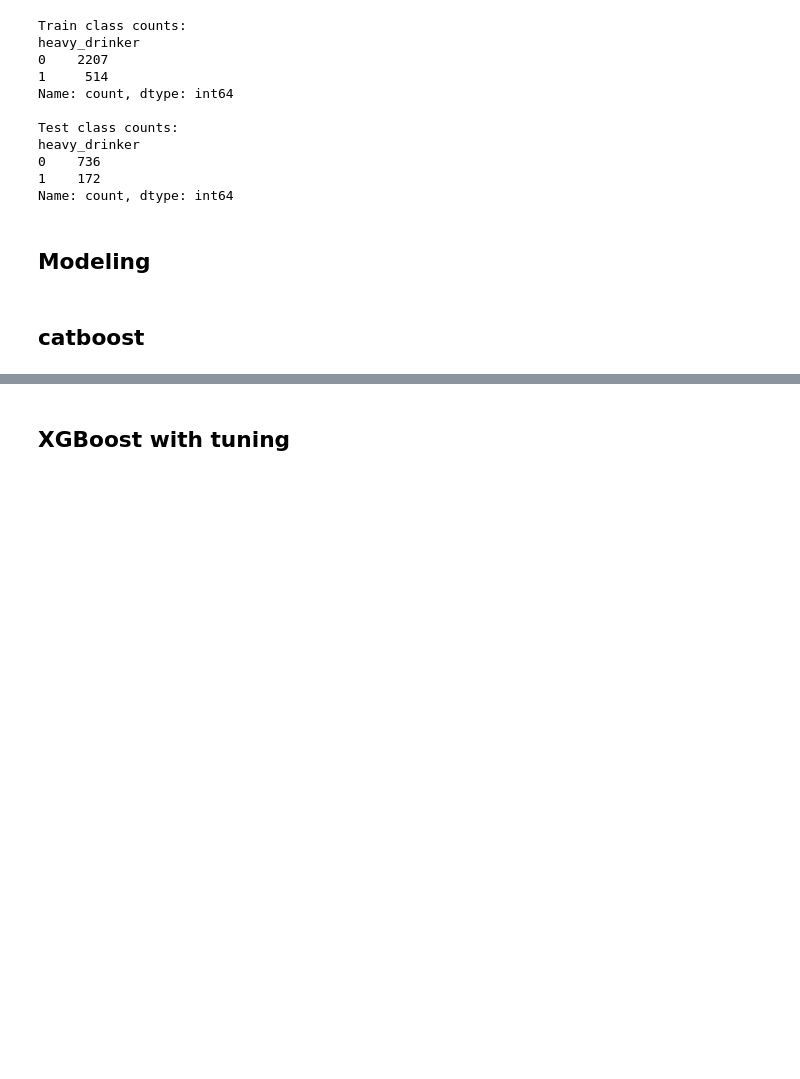
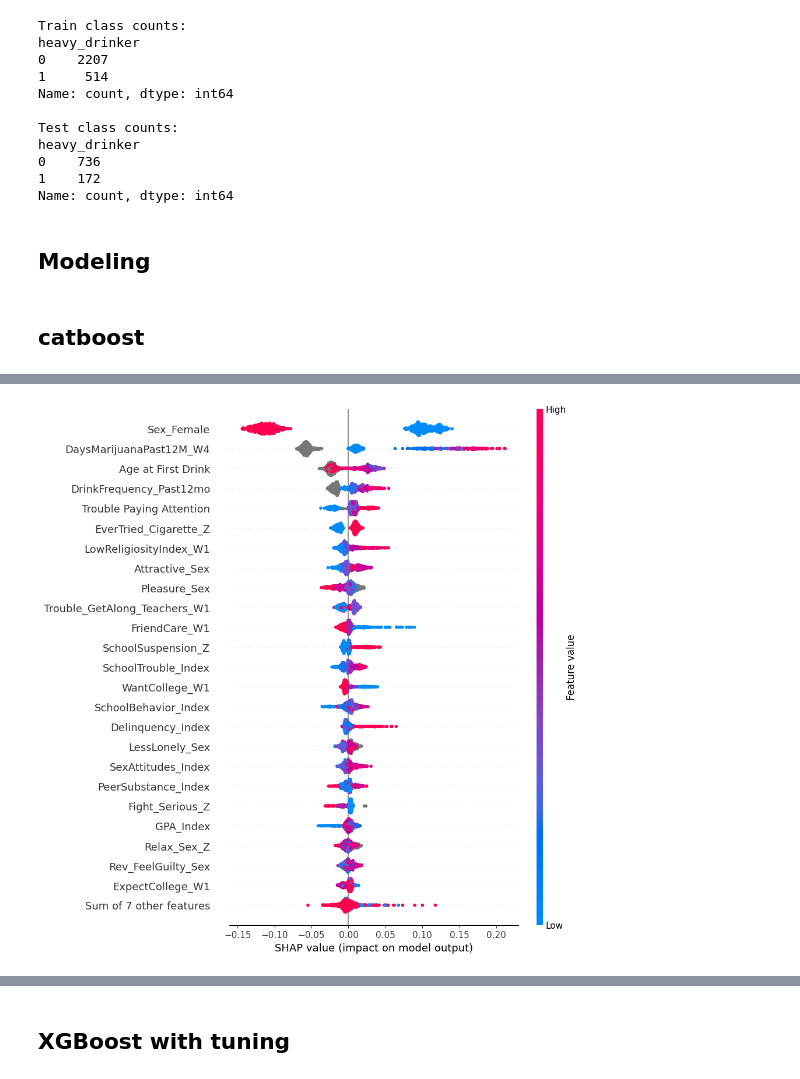
Before and after one commit to hmhamade1999-debug/Substance-Use-Prediction-From-Adolescence, a Jupyter notebook: Capstone_USJ_Modeling_Alcohol.ipynb, the cells around one changed output, grey strips where cells are left out. Saved outputs shown, nothing was run; the diff lists cells and outputs as text; code cells hidden in the pictures; blank space fills up the shorter version.

```diff
--- a/Capstone_USJ_Modeling_Alcohol.ipynb
+++ b/Capstone_USJ_Modeling_Alcohol.ipynb
@@ -412,0 +536,90 @@ Test AUC: 0.683218528816987
+# %%
+# ============================
+# SHAP analysis for best_cat (CatBoost)
+# ============================
+import shap
+import numpy as np
+import pandas as pd
+import matplotlib.pyplot as plt
+
+# 0) Make sure X_* are DataFrames (keeps feature names)
+X_train_cb = X_train2.copy()
+X_test_cb  = X_test2.copy()
+
+if not isinstance(X_train_cb, pd.DataFrame):
+    X_train_cb = pd.DataFrame(X_train_cb)
+if not isinstance(X_test_cb, pd.DataFrame):
+    X_test_cb = pd.DataFrame(X_test_cb)
+
+feature_names = X_train_cb.columns.tolist()
+
+# 1) Optional: clean dtypes (bool -> int, everything numeric)
+def force_numeric(df: pd.DataFrame) -> pd.DataFrame:
+    df = df.copy()
+    bool_cols = df.select_dtypes(include=["bool"]).columns
+    df[bool_cols] = df[bool_cols].astype(np.int8)
+
+    # If anything is object, try coercing to numeric (will raise if truly non-numeric)
+    obj_cols = df.select_dtypes(include=["object"]).columns
+    if len(obj_cols) > 0:
+        df[obj_cols] = df[obj_cols].apply(pd.to_numeric, errors="raise")
+
+    return df.astype(np.float32)
+
+X_train_shap = force_numeric(X_train_cb)
+X_test_shap  = force_numeric(X_test_cb)
+
+# 2) Background sample (recommended for speed)
+bg_size = min(200, len(X_train_shap))
+X_bg = X_train_shap.sample(bg_size, random_state=42)
+
+print("X_bg dtype:", X_bg.dtypes.unique())
+print("X_test dtype:", X_test_shap.dtypes.unique())
+
+# 3) SHAP explainer (TreeExplainer is ideal for CatBoost)
+#    model_output="probability" makes SHAP values correspond to predicted probability (class 1).
+explainer = shap.TreeExplainer(best_cat, data=X_bg, model_output="probability")
+shap_values = explainer(X_test_shap)  # returns Explanation
+
+# 4) Global: beeswarm + bar
+shap.plots.beeswarm(shap_values, max_display=25)
+shap.plots.bar(shap_values, max_display=25)
+
+# ---------------------------------------------------------
+# B) DEPENDENCE: top features (scatter plots)
+# ---------------------------------------------------------
+mean_abs_shap = np.abs(shap_values.values).mean(axis=0)
+top_idx = np.argsort(mean_abs_shap)[::-1][:10]
+top_features = X_test_shap.columns[top_idx].tolist()
+
+print("Top SHAP features:", top_features)
+
+for feat in top_features[:5]:
+    shap.plots.scatter(shap_values[:, feat], color=shap_values)
+
+# ---------------------------------------------------------
+# C) LOCAL: explain a single prediction
+# ---------------------------------------------------------
+# Choose instance = highest predicted risk (class 1 prob)
+idx = int(np.argmax(best_cat.predict_proba(X_test_cb)[:, 1]))
+print("Explaining test row index:", idx)
+
+shap.plots.waterfall(shap_values[idx], max_display=20)
+
+# Force plot (interactive in notebooks)
+shap.initjs()
+shap.force_plot(
+    explainer.expected_value,
+    shap_values.values[idx, :],
+    X_test_cb.iloc[idx, :],
+)
+
+# ---------------------------------------------------------
+# D) (Optional) SHAP values table export
+# ---------------------------------------------------------
+shap_df = pd.DataFrame(shap_values.values, columns=feature_names)
+shap_df["pred_prob"] = best_cat.predict_proba(X_test_cb)[:, 1]
+shap_df["y_true"] = np.asarray(y_test)
+
+# shap_df.to_csv("shap_values_test_catboost.csv", index=False)
+# %% [output]
@@ -412,0 +628 @@ Test AUC: 0.683218528816987
+[figure, added]
```
Also changed, not shown: parts of 33 cells of this notebook.
